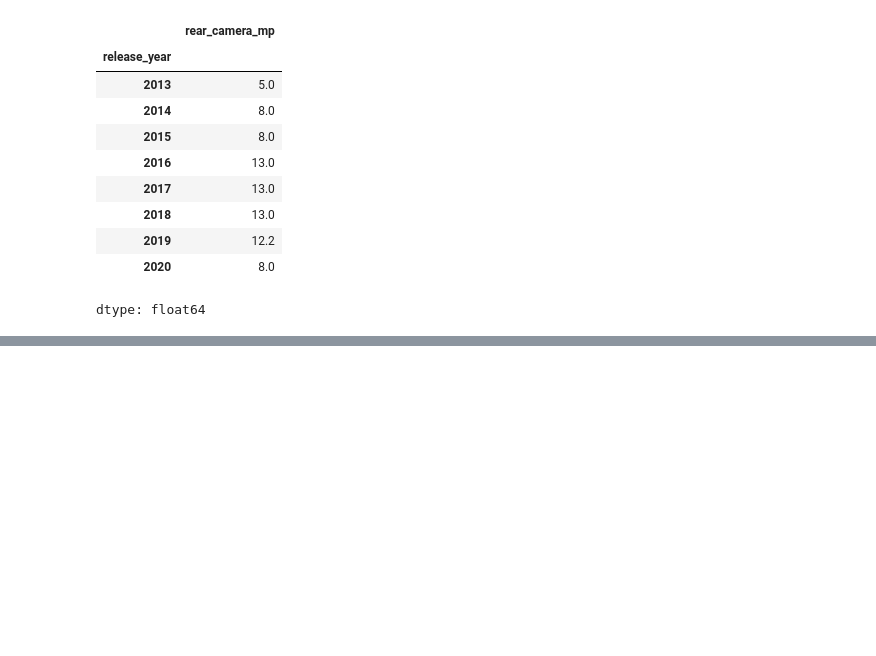
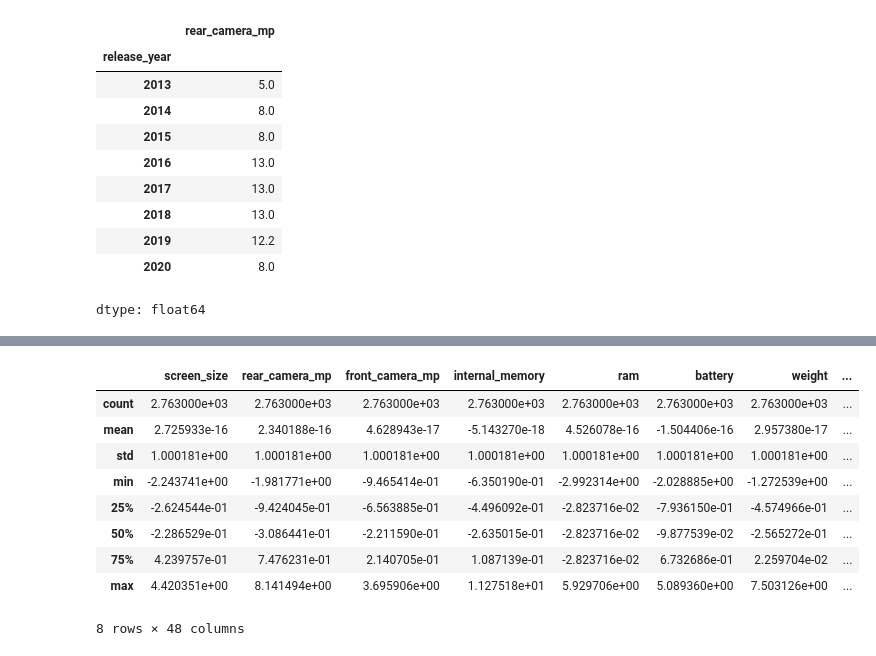
Before and after one commit to hussainmaroof98-oss/used_phone_prize_prediction, a Jupyter notebook: used_phone_price.ipynb, the cells around one changed output, grey strips where cells are left out. Cells and saved outputs as stored; diff of their text form; code cells hidden in the pictures; blank space fills up the shorter version.

```diff
--- a/used_phone_price.ipynb
+++ b/used_phone_price.ipynb
@@ -209,0 +309,13 @@ dtype: float64
+# %%
+X_train.describe()
+# %% [output]
+|  | screen_size | rear_camera_mp | front_camera_mp | internal_memory | ram | battery | weight | ... |
+| count | 2.763000e+03 | 2.763000e+03 | 2.763000e+03 | 2.763000e+03 | 2.763000e+03 | 2.763000e+03 | 2.763000e+03 | ... |
+| mean | 2.725933e-16 | 2.340188e-16 | 4.628943e-17 | -5.143270e-18 | 4.526078e-16 | -1.504406e-16 | 2.957380e-17 | ... |
+| std | 1.000181e+00 | 1.000181e+00 | 1.000181e+00 | 1.000181e+00 | 1.000181e+00 | 1.000181e+00 | 1.000181e+00 | ... |
+| min | -2.243741e+00 | -1.981771e+00 | -9.465414e-01 | -6.350190e-01 | -2.992314e+00 | -2.028885e+00 | -1.272539e+00 | ... |
+| 25% | -2.624544e-01 | -9.424045e-01 | -6.563885e-01 | -4.496092e-01 | -2.823716e-02 | -7.936150e-01 | -4.574966e-01 | ... |
+| 50% | -2.286529e-01 | -3.086441e-01 | -2.211590e-01 | -2.635015e-01 | -2.823716e-02 | -9.877539e-02 | -2.565272e-01 | ... |
+| 75% | 4.239757e-01 | 7.476231e-01 | 2.140705e-01 | 1.087139e-01 | -2.823716e-02 | 6.732686e-01 | 2.259704e-02 | ... |
+| max | 4.420351e+00 | 8.141494e+00 | 3.695906e+00 | 1.127518e+01 | 5.929706e+00 | 5.089360e+00 | 7.503126e+00 | ... |
+8 rows × 48 columns
```
Also changed, not shown: parts of 16 cells of this notebook.
